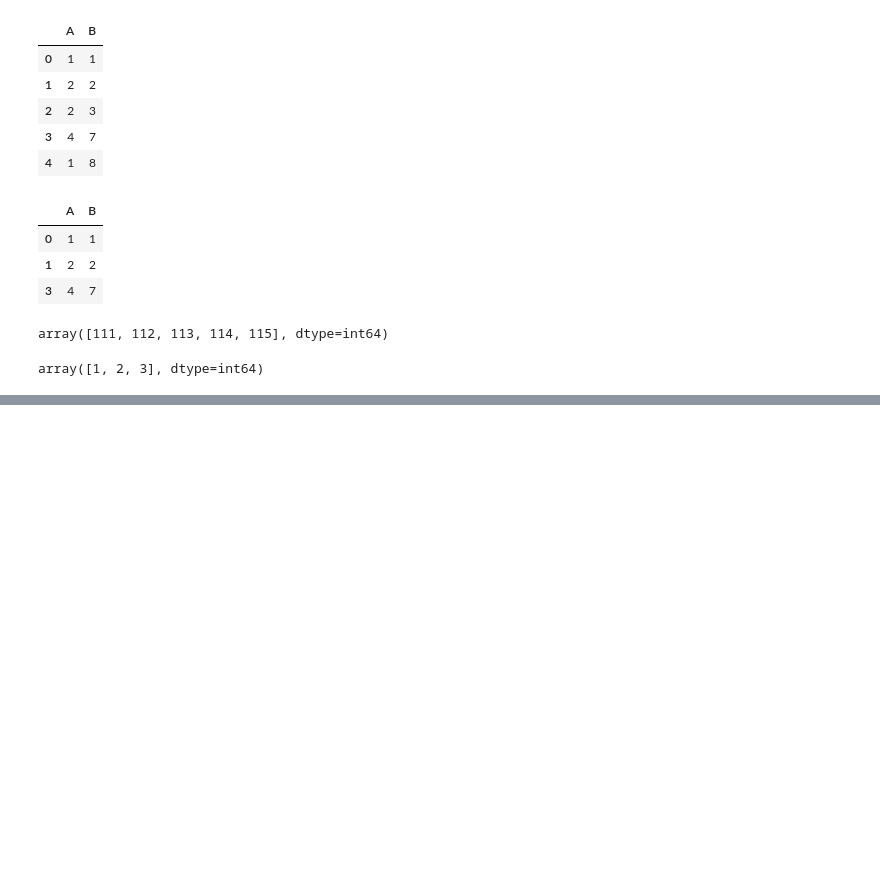
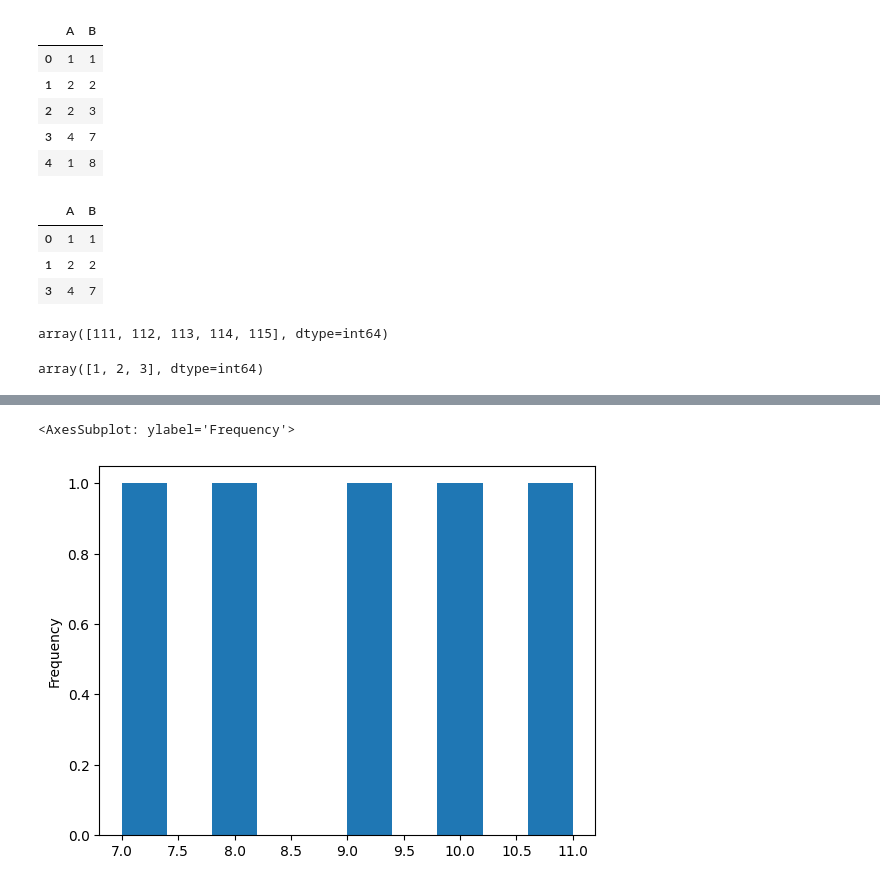
Before and after one commit to antonioIannotta/python-tutorial, a Jupyter notebook: pandas/Pandas.ipynb, the cells around one changed output, grey strips where cells are left out. Drawn from its saved outputs; the diff is of its cells as text; code cells hidden in the pictures; blank space fills up the shorter version.

```diff
--- a/pandas/Pandas.ipynb
+++ b/pandas/Pandas.ipynb
@@ -269,0 +293,5 @@ array([1, 2, 3], dtype=int64)
+# %%
+df['x'].plot(kind='hist')
+# %% [output]
+<AxesSubplot: ylabel='Frequency'>
+[figure, added]
```
Also changed, not shown: parts of 12 cells of this notebook.
